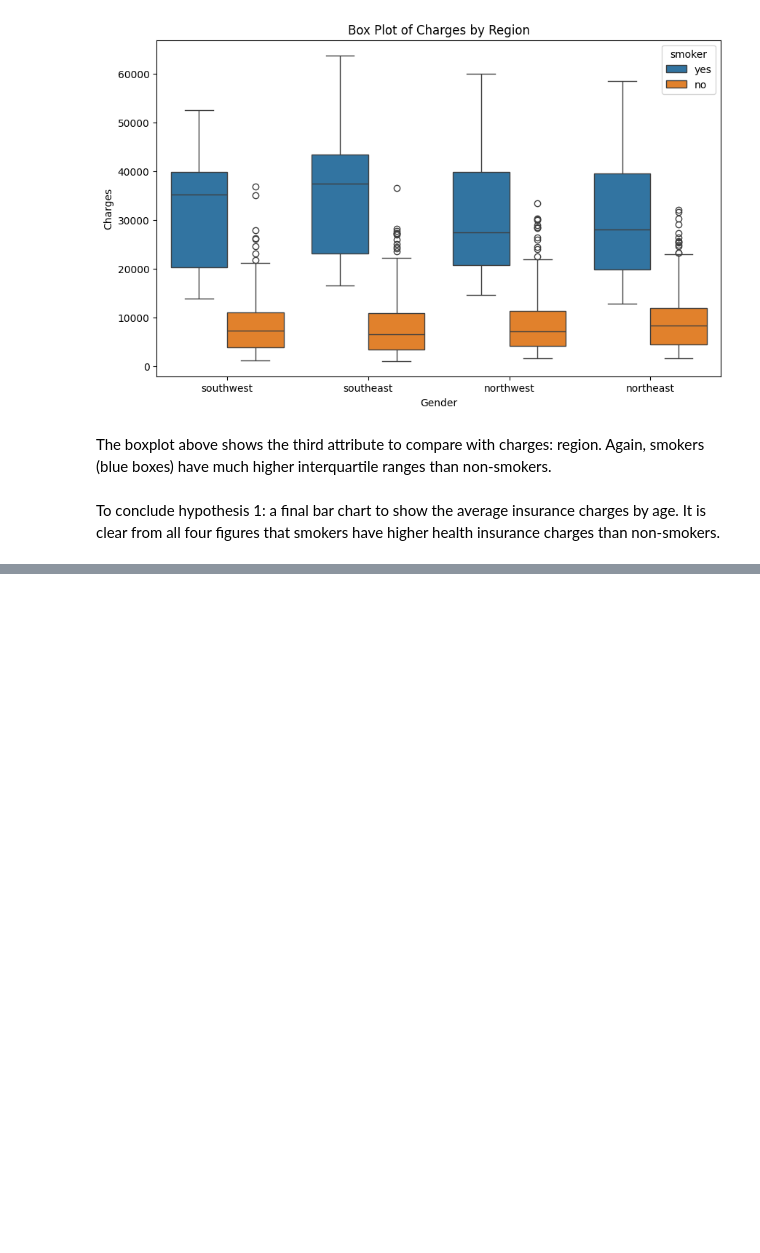
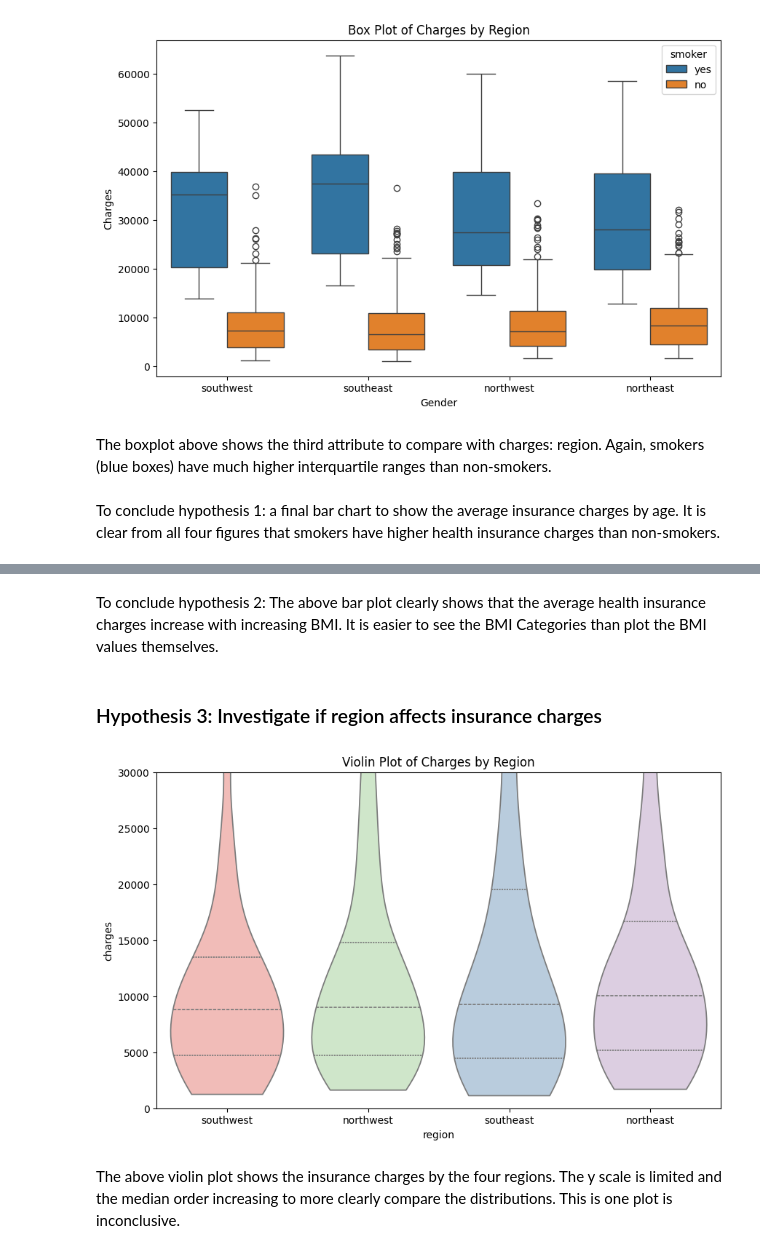
Before and after one commit to BethW83/health-insurance-project-1, a Jupyter notebook: jupyter_notebooks/Notebook-2-visuals.ipynb, the cells around one changed output, grey strips where cells are left out. Cells and saved outputs as stored; diff of their text form; code cells hidden in the pictures; blank space fills up the shorter version.

```diff
--- a/jupyter_notebooks/Notebook-2-visuals.ipynb
+++ b/jupyter_notebooks/Notebook-2-visuals.ipynb
@@ -72,0 +106,18 @@ To conclude hypothesis 1: a final bar chart to show the average insurance charge
+# %% [markdown]
+To conclude hypothesis 2: The above bar plot clearly shows that the average health insurance charges increase with increasing BMI. It is easier to see the BMI Categories than plot the BMI values themselves.
+# %% [markdown]
+### Hypothesis 3: Investigate if region affects insurance charges
+# %%
+# violin plot of charges by region
+plt.figure(figsize=(10, 6))
+order = df.groupby("region")["charges"].median().sort_values().index
+
+sns.violinplot(data=df, x="region", y="charges", order = order, inner="quartile", cut=0, hue="region",palette="Pastel1")
+plt.title("Violin Plot of Charges by Region")
+plt.ylim(0, 30000)
+plt.show()
+# %% [output]
+[figure, added]
+# %% [markdown]
+The above violin plot shows the insurance charges by the four regions. The y scale is limited and the median order increasing to more clearly compare the distributions.
+This is one plot is inconclusive.
```
Also changed, not shown: parts of 6 cells of this notebook, 5 other files.
